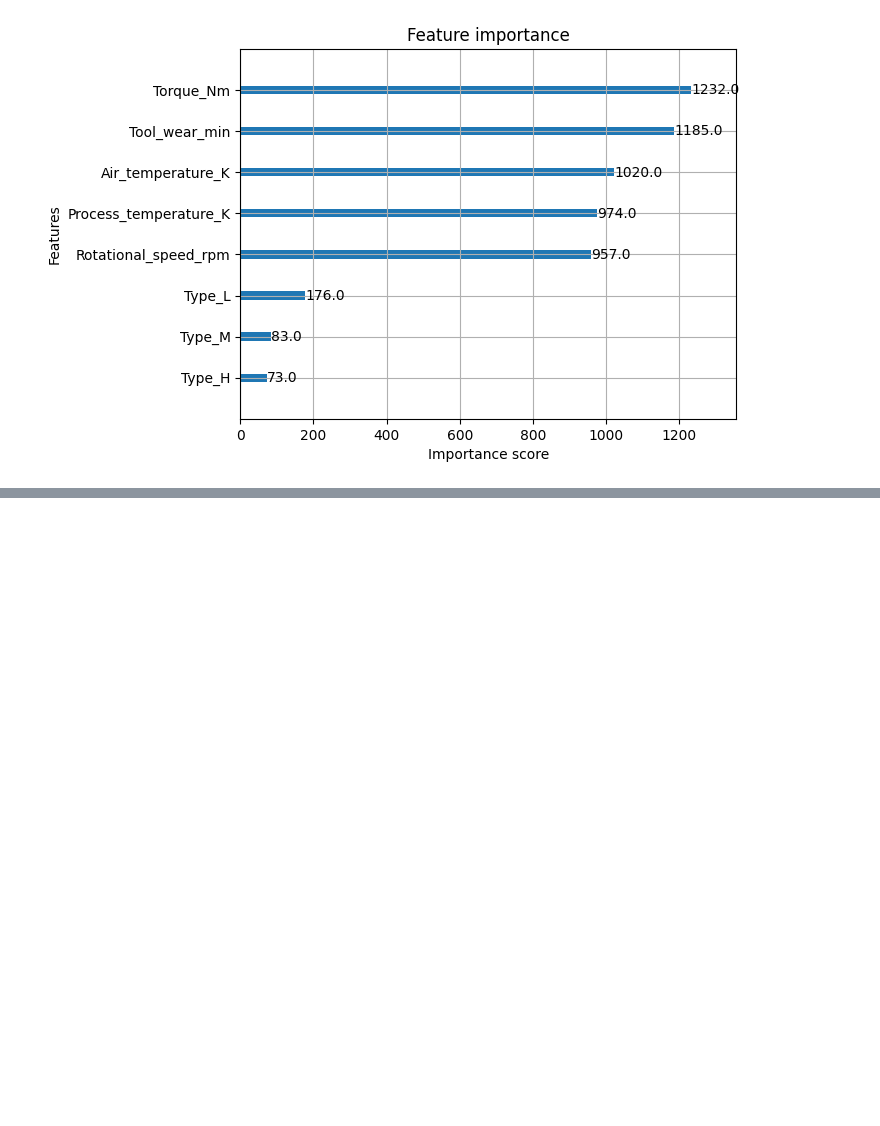
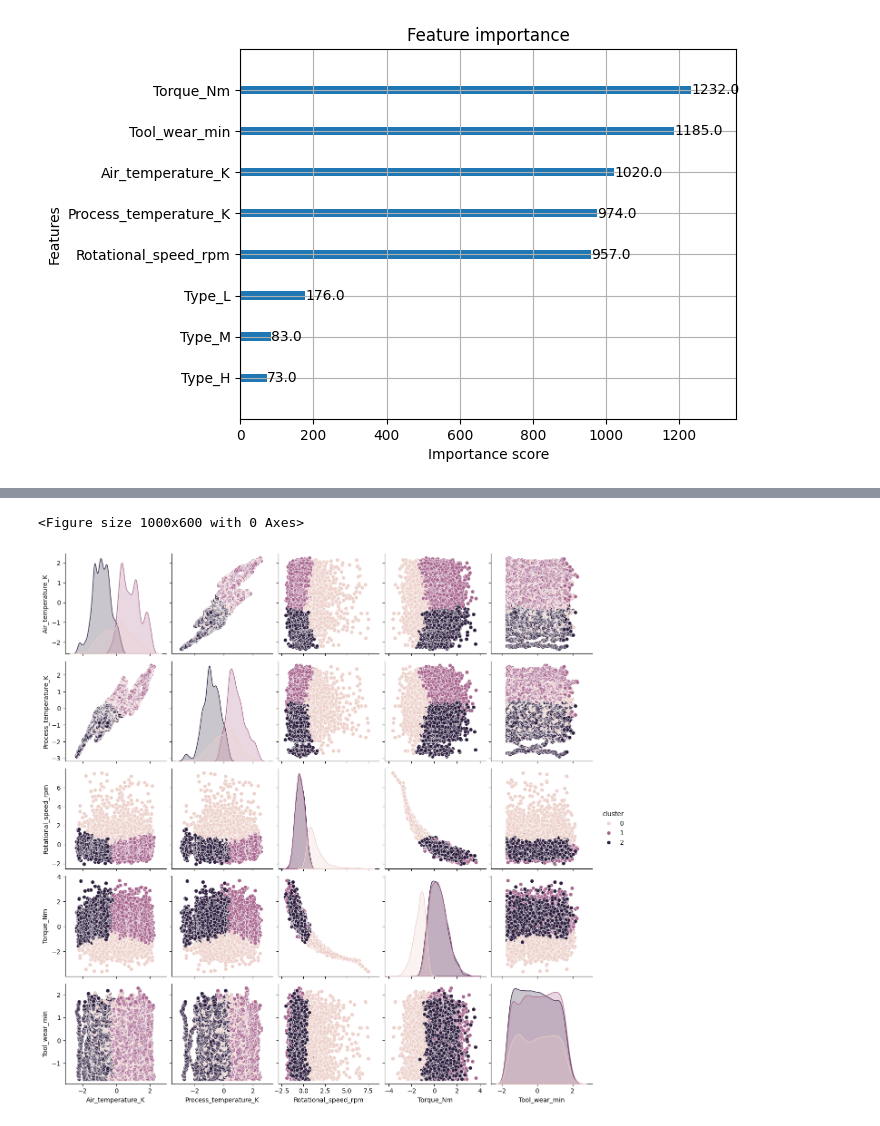
Before and after one commit to INFO-523-SU25/final-project-castro, a Jupyter notebook: src/Model_Training_PDM.ipynb, the cells around one changed output, grey strips where cells are left out. Cells and saved outputs as stored; diff of their text form; code cells hidden in the pictures; blank space fills up the shorter version.

```diff
--- a/src/Model_Training_PDM.ipynb
+++ b/src/Model_Training_PDM.ipynb
@@ -714,0 +778,13 @@ plt.show()
+# %%
+kmeans = KMeans(n_clusters=3, random_state=42)
+labels = kmeans.fit_predict(X_cl)
+kmeans_labels = labels
+# %%
+plt_df = X_cl.copy()
+plt_df['cluster'] = kmeans_labels
+plt.figure(figsize=(10,6))
+sns.pairplot(plt_df, diag_kind='kde', hue='cluster')
+plt.show()
+# %% [output]
+<Figure size 1000x600 with 0 Axes>
+[figure, added]
```
Also changed, not shown: parts of 19 cells of this notebook, 20 other files.
